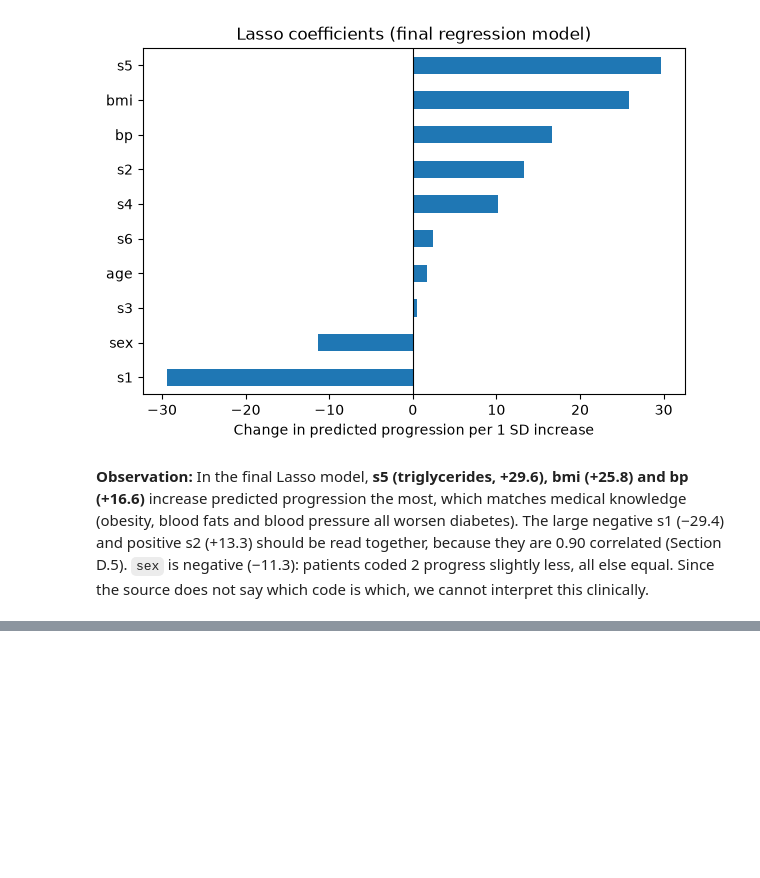
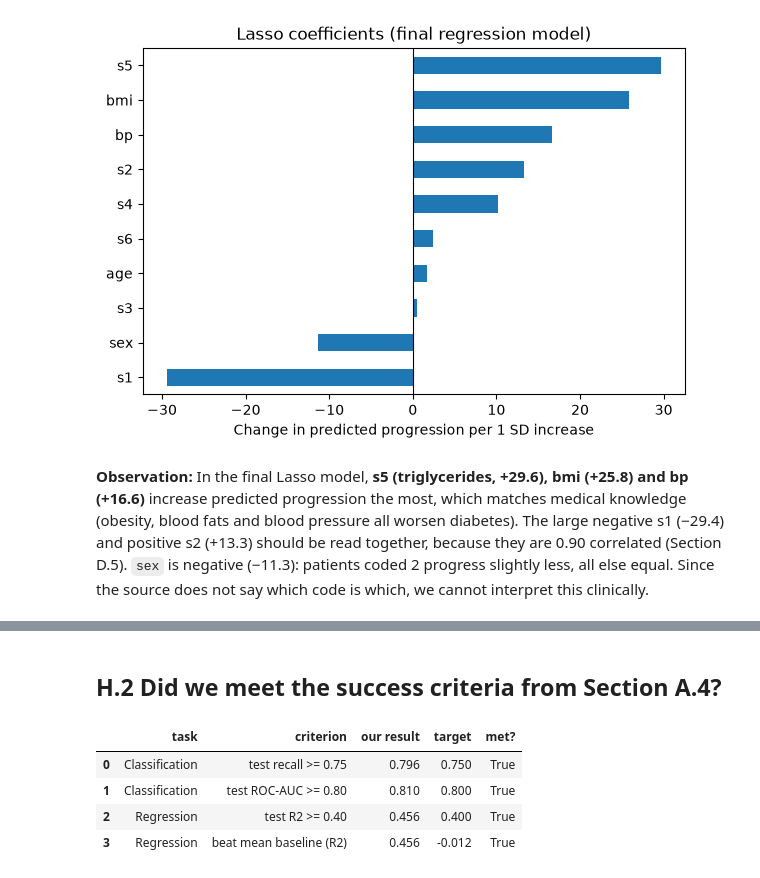
Before and after one commit to aggamsingh/diabetes-risk, a Jupyter notebook: diabetes_risk.ipynb, the cells around one changed output, grey strips where cells are left out. Drawn from its saved outputs; the diff is of its cells as text; code cells hidden in the pictures; blank space fills up the shorter version.

```diff
--- a/diabetes_risk.ipynb
+++ b/diabetes_risk.ipynb
@@ -1377,0 +1399,18 @@ plt.show()
+# %% [markdown]
+## H.2 Did we meet the success criteria from Section A.4?
+# %%
+criteria = pd.DataFrame([
+    ["Classification", "test recall >= 0.75", recall_score(y_test_pima, y_pred_screen), 0.75],
+    ["Classification", "test ROC-AUC >= 0.80", roc_auc_score(y_test_pima, y_proba_pima), 0.80],
+    ["Regression", "test R2 >= 0.40", r2_score(y_test_prog, y_pred_prog), 0.40],
+    ["Regression", "beat mean baseline (R2)", r2_score(y_test_prog, y_pred_prog),
+     r2_score(y_test_prog, baseline_pred)]],
+    columns=["task", "criterion", "our result", "target"])
+criteria["met?"] = criteria["our result"] >= criteria["target"]
+criteria.round(3)
+# %% [output]
+|  | task | criterion | our result | target | met? |
+| 0 | Classification | test recall >= 0.75 | 0.796 | 0.750 | True |
+| 1 | Classification | test ROC-AUC >= 0.80 | 0.810 | 0.800 | True |
+| 2 | Regression | test R2 >= 0.40 | 0.456 | 0.400 | True |
+| 3 | Regression | beat mean baseline (R2) | 0.456 | -0.012 | True |
```
Also changed, not shown: parts of 8 cells of this notebook, 2 other files.
